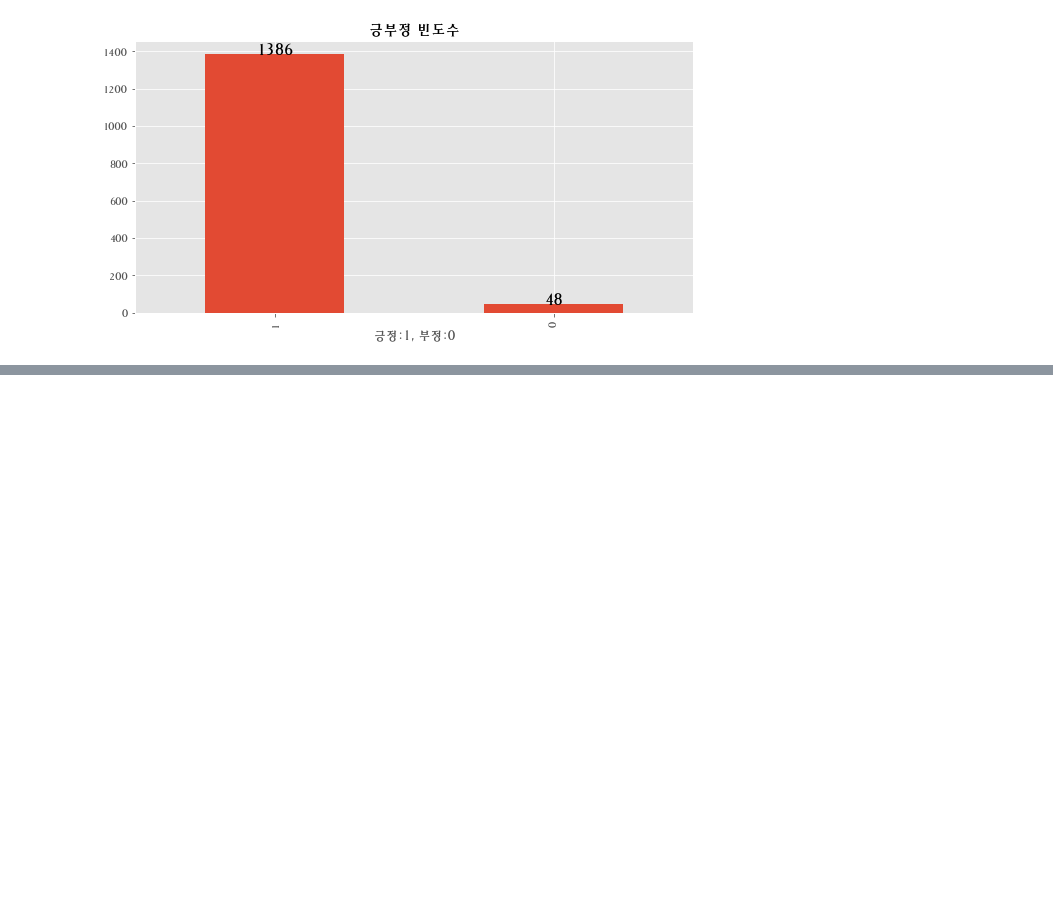
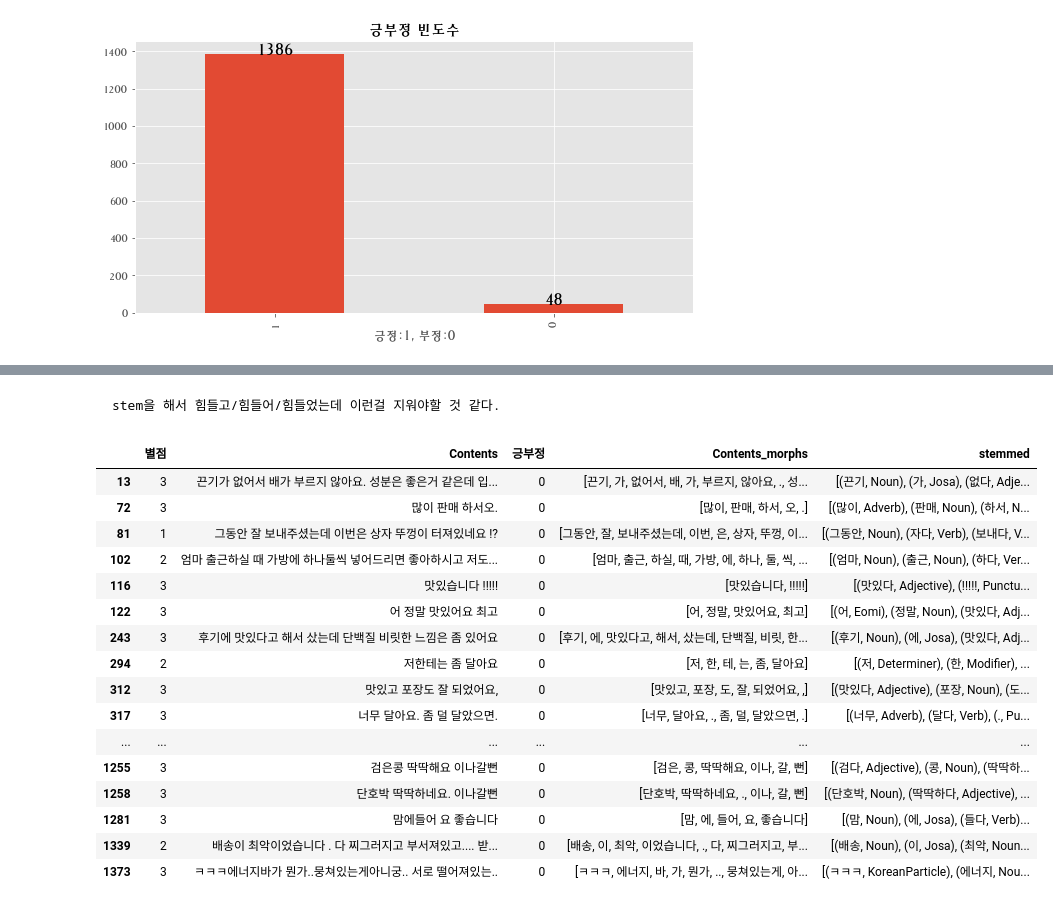
Before and after one commit to skdbsxir/DS-Studying, a Jupyter notebook: [NN Study]/[NLP Study]/[실무예제]/02. JJS Tokenizing 3.ipynb, the cells around one changed output, grey strips where cells are left out. Saved outputs shown, nothing was run; the diff lists cells and outputs as text; code cells hidden in the pictures; blank space fills up the shorter version.

```diff
--- a/[NN Study]/[NLP Study]/[실무예제]/02. JJS Tokenizing 3.ipynb
+++ b/[NN Study]/[NLP Study]/[실무예제]/02. JJS Tokenizing 3.ipynb
@@ -91,0 +96,5 @@ df['긍부정'].value_counts().plot.pie(figsize=(7,7))
+# %%
+okt = Okt()
+# df['Contents_morphs'] = df['Contents'].apply(lambda x: okt.morphs(x))
+df['Contents_morphs'] = df['Contents']
+# df['Contents_morphs']
@@ -91,0 +127,4 @@ df['긍부정'].value_counts().plot.pie(figsize=(7,7))
+# %%
+df_pos = df.loc[df['긍부정']==1]
+df_neg = df.loc[df['긍부정']==0]
+df_pos
@@ -91,0 +213,23 @@ df['긍부정'].value_counts().plot.pie(figsize=(7,7))
+# %% [markdown]
+    stem을 해서 힘들고/힘들어/힘들었는데 이런걸 지워야할 것 같다.
+# %%
+df_neg['stemmed'] = df_neg['Contents'].apply(lambda x: okt.pos(x, norm=True, stem=True))
+df_neg
+# %% [output]
+|  | 별점 | Contents | 긍부정 | Contents_morphs | stemmed |
+| 13 | 3 | 끈기가 없어서 배가 부르지 않아요. 성분은 좋은거 같은데 입... | 0 | [끈기, 가, 없어서, 배, 가, 부르지, 않아요, ., 성... | [(끈기, Noun), (가, Josa), (없다, Adje... |
+| 72 | 3 | 많이 판매 하서오. | 0 | [많이, 판매, 하서, 오, .] | [(많이, Adverb), (판매, Noun), (하서, N... |
+| 81 | 1 | 그동안 잘 보내주셨는데 이번은 상자 뚜껑이 터져있네요 !? | 0 | [그동안, 잘, 보내주셨는데, 이번, 은, 상자, 뚜껑, 이... | [(그동안, Noun), (자다, Verb), (보내다, V... |
+| 102 | 2 | 엄마 출근하실 때 가방에 하나둘씩 넣어드리면 좋아하시고 저도... | 0 | [엄마, 출근, 하실, 때, 가방, 에, 하나, 둘, 씩, ... | [(엄마, Noun), (출근, Noun), (하다, Ver... |
+| 116 | 3 | 맛있습니다 !!!!! | 0 | [맛있습니다, !!!!!] | [(맛있다, Adjective), (!!!!!, Punctu... |
+| 122 | 3 | 어 정말 맛있어요 최고 | 0 | [어, 정말, 맛있어요, 최고] | [(어, Eomi), (정말, Noun), (맛있다, Adj... |
+| 243 | 3 | 후기에 맛있다고 해서 샀는데 단백질 비릿한 느낌은 좀 있어요 | 0 | [후기, 에, 맛있다고, 해서, 샀는데, 단백질, 비릿, 한... | [(후기, Noun), (에, Josa), (맛있다, Adj... |
+| 294 | 2 | 저한테는 좀 달아요 | 0 | [저, 한, 테, 는, 좀, 달아요] | [(저, Determiner), (한, Modifier), ... |
+| 312 | 3 | 맛있고 포장도 잘 되었어요, | 0 | [맛있고, 포장, 도, 잘, 되었어요, ,] | [(맛있다, Adjective), (포장, Noun), (도... |
+| 317 | 3 | 너무 달아요. 좀 덜 달았으면. | 0 | [너무, 달아요, ., 좀, 덜, 달았으면, .] | [(너무, Adverb), (달다, Verb), (., Pu... |
+| ... | ... | ... | ... | ... | ... |
+| 1255 | 3 | 검은콩 딱딱해요 이나갈뻔 | 0 | [검은, 콩, 딱딱해요, 이나, 갈, 뻔] | [(검다, Adjective), (콩, Noun), (딱딱하... |
+| 1258 | 3 | 단호박 딱딱하네요. 이나갈뻔 | 0 | [단호박, 딱딱하네요, ., 이나, 갈, 뻔] | [(단호박, Noun), (딱딱하다, Adjective), ... |
+| 1281 | 3 | 맘에들어 요 좋습니다 | 0 | [맘, 에, 들어, 요, 좋습니다] | [(맘, Noun), (에, Josa), (들다, Verb)... |
+| 1339 | 2 | 배송이 최악이었습니다 . 다 찌그러지고 부서져있고.... 받... | 0 | [배송, 이, 최악, 이었습니다, ., 다, 찌그러지고, 부... | [(배송, Noun), (이, Josa), (최악, Noun... |
+| 1373 | 3 | ㅋㅋㅋ에너지바가 뭔가..뭉쳐있는게아니궁.. 서로 떨어져있는.. | 0 | [ㅋㅋㅋ, 에너지, 바, 가, 뭔가, .., 뭉쳐있는게, 아... | [(ㅋㅋㅋ, KoreanParticle), (에너지, Nou... |
```
Also changed, not shown: parts of 13 cells of this notebook.
